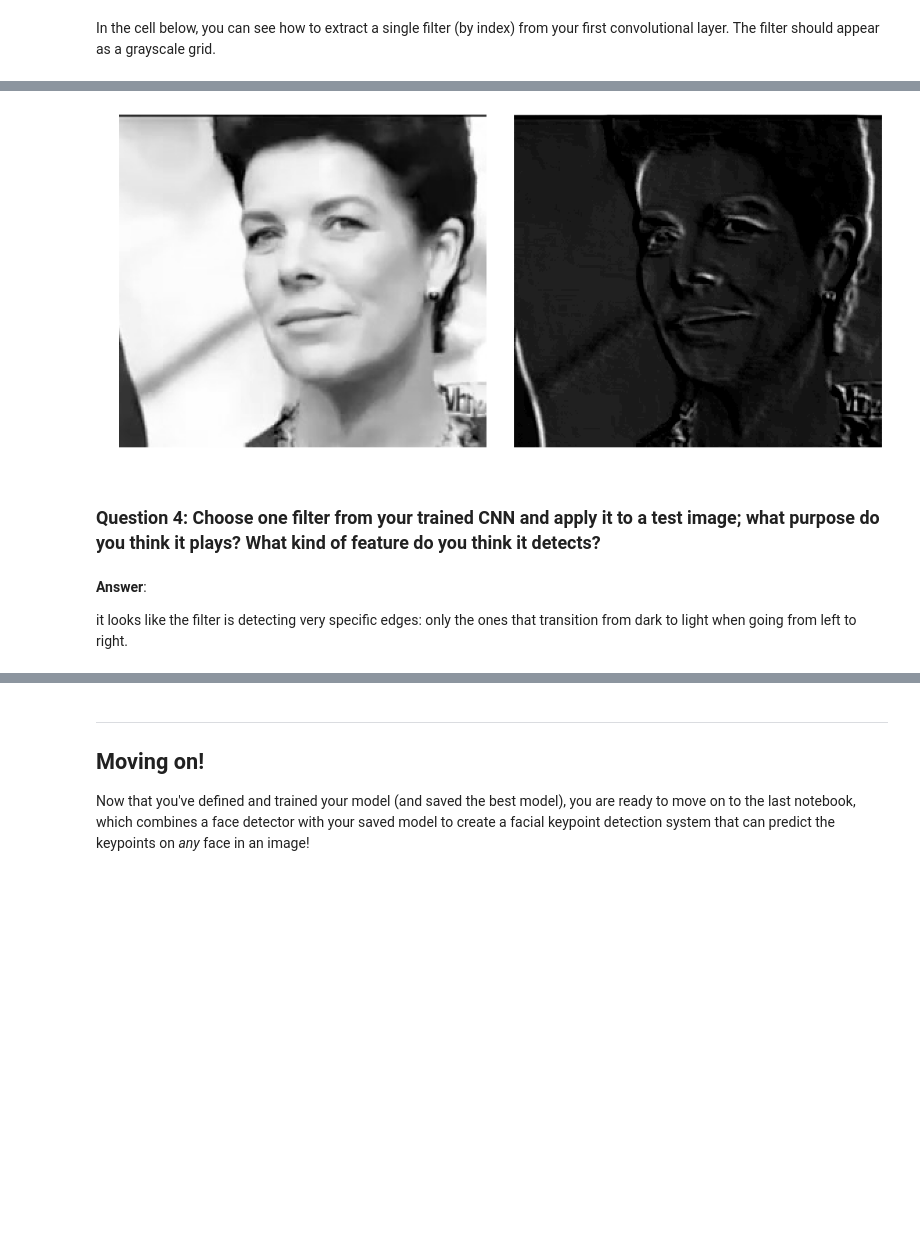
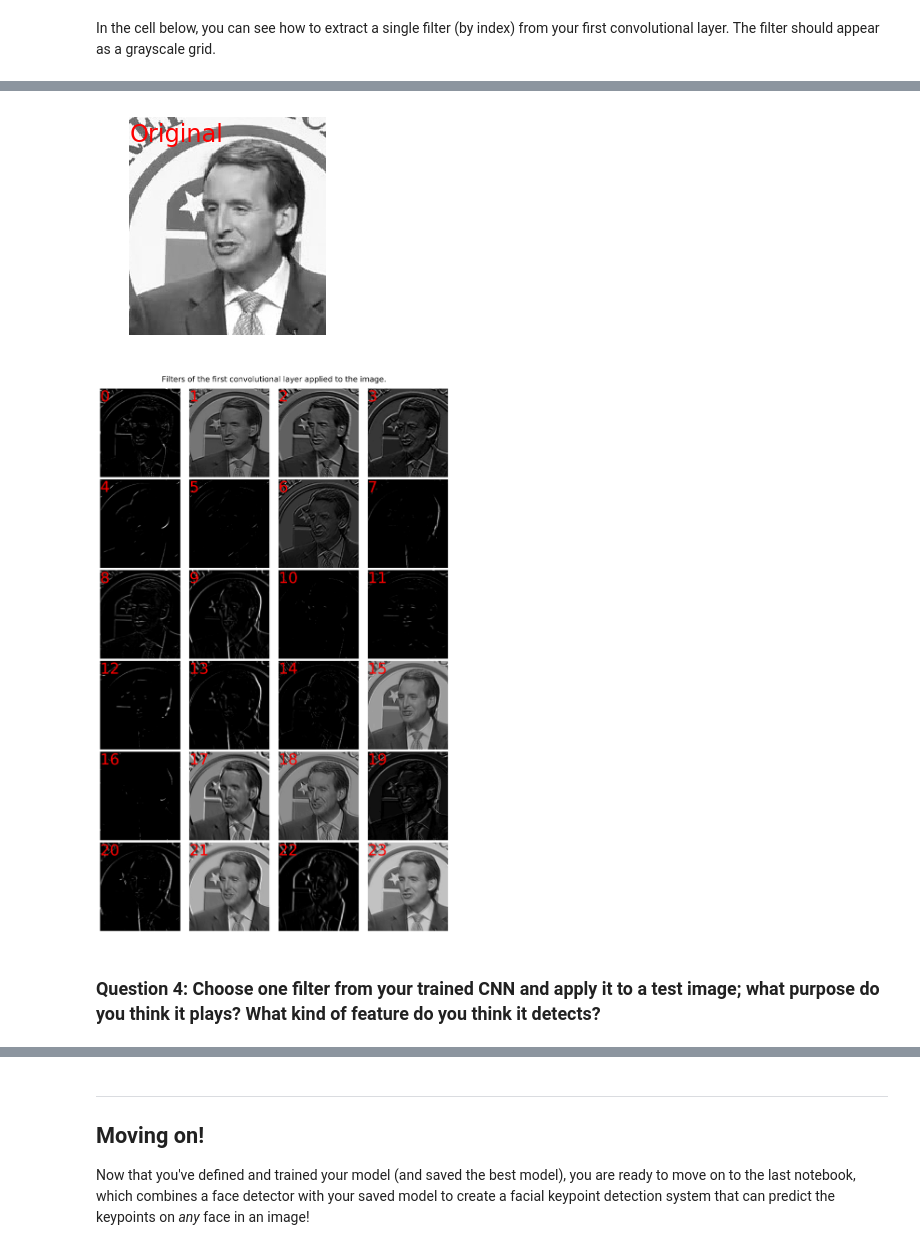
Before and after one commit to z-a-f/MOOCs, a Jupyter notebook: Udacity/CVND/P1_Facial_Keypoints/2. Define the Network Architecture.ipynb, the cells around one changed output, grey strips where cells are left out. Cells and saved outputs as stored; diff of their text form; code cells hidden in the pictures; blank space fills up the shorter version.

Commit message:
Modified the model

```diff
--- a/Udacity/CVND/P1_Facial_Keypoints/2. Define the Network Architecture.ipynb
+++ b/Udacity/CVND/P1_Facial_Keypoints/2. Define the Network Architecture.ipynb
@@ -636,7 +601,7 @@ import torch
 
 ## Load the pretrained model (it takes long to train)
 model_root = 'saved_models'
-model_name = 'keypoints_model_attempt4_validation_70_0.0165.pt'
+model_name = 'keypoints_model_attempt5_validation_95_0.0172.pt'
 model_path = os.path.join(model_root, model_name)
 
 loaded_net = Net()
@@ -755,43 +767,49 @@ Next, choose a test image and filter it with one of the convolutional kernels in
 # %%
 ##TODO: load in and display any image from the transformed test dataset
 import os
 import cv2
 
 DATASET = transformed_dataset
-FILTER_INDEX = 17
-
-weights1 = loaded_net.conv1.weight.data[filter_index][0]
-w = weights1.numpy()
+# FILTER_INDEX = 5
 
 ## TODO: Using cv's filter2D function,
 ## apply a specific set of filter weights (like the one displayed above) to the test image
 def filter_image(image, convfilter):
     image_copy = image.copy()
     image_copy = cv2.filter2D(image_copy, cv2.CV_8U, convfilter)
     return image_copy
 
 image_name = DATASET.key_pts_frame.sample(1).iloc[0, 0]
 root_dir = DATASET.root_dir
 image_path = os.path.join(root_dir, image_name)
 
 image = cv2.imread(image_path)
 image = cv2.cvtColor(image, cv2.COLOR_BGR2GRAY)
 
-image_filtered = filter_image(image, w)
+plt.figure()
+plt.imshow(image, 'gray')
+plt.axis('off')
+plt.title("Original", fontsize=24, color='red', loc='left', pad=-24)
 
-fig, ax = plt.subplots(1, 2, figsize=(16, 10))
+ROWS = 6
+COLS = 4
+fig, ax = plt.subplots(ROWS, COLS, sharex=True, sharey=True, figsize=(COLS*10, ROWS*10))
+for row in range(ROWS):
+    for col in range(COLS):
+        filter_index = row*COLS + col
 
-ax[0].imshow(image, 'gray')
-ax[0].axis('off')
-ax[1].imshow(image_filtered, 'gray')
-ax[1].axis('off')
+        weights1 = loaded_net.conv1.weight.data[filter_index][0]
+        w = weights1.numpy()
 
+        image_filtered = filter_image(image, w)
+
+        ax[row][col].imshow(image_filtered, 'gray')
+        ax[row][col].axis('off')
+        ax[row][col].set_title("{}".format(filter_index), fontsize=120, color='red', loc='left', pad=-100)
+plt.suptitle("Filters of the first convolutional layer applied to the image.", fontsize=60, y=1.02)
 plt.tight_layout()
 # %% [output]
-[figure, old version]
+[figure, new version]
+[figure, added]
 # %% [markdown]
 ### Question 4: Choose one filter from your trained CNN and apply it to a test image; what purpose do you think it plays? What kind of feature do you think it detects?
-# %% [markdown]
-**Answer**:
-
-it looks like the filter is detecting very specific edges: only the ones that transition from dark to light when going from left to right.
```
Also changed, not shown: parts of 15 cells of this notebook, 2 other files.
